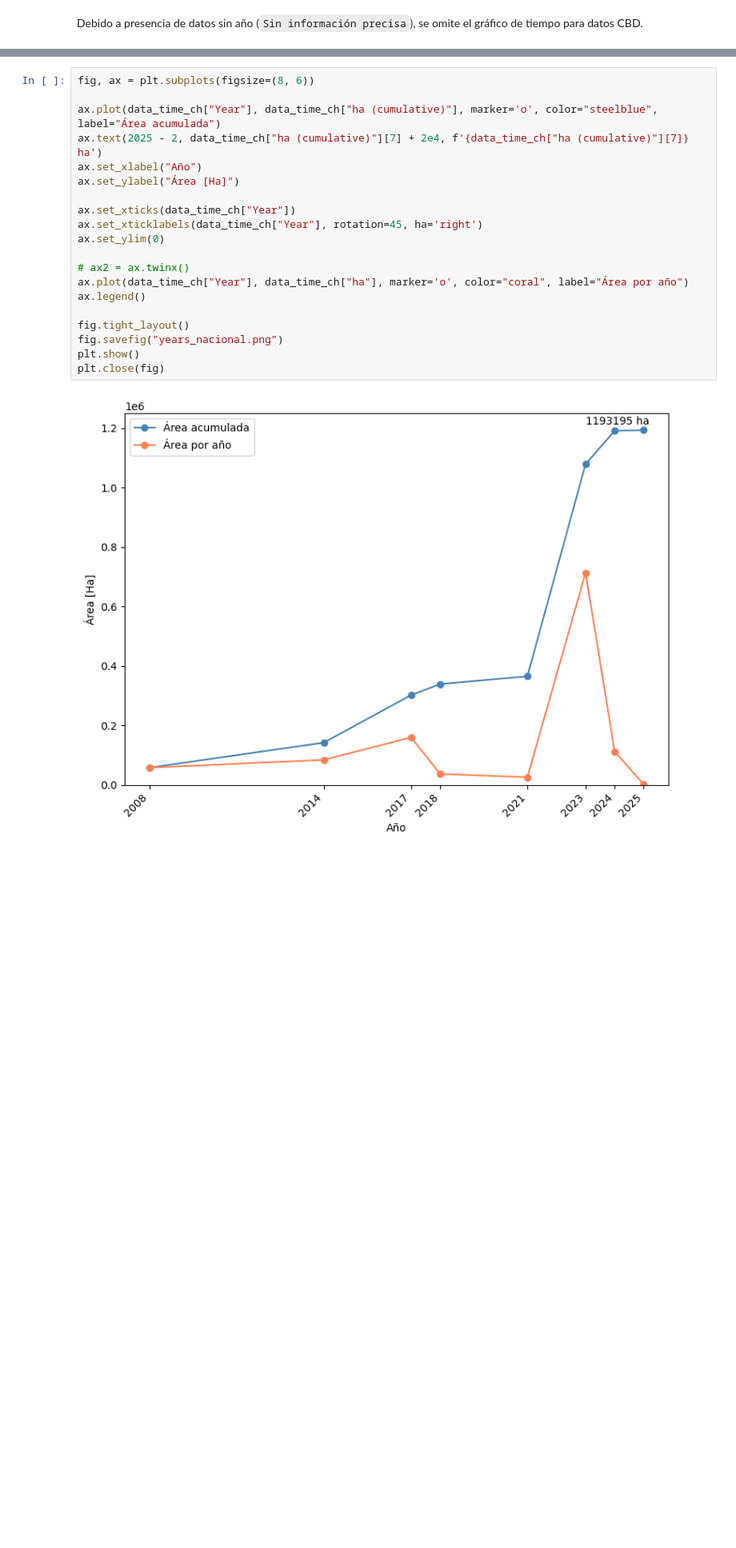
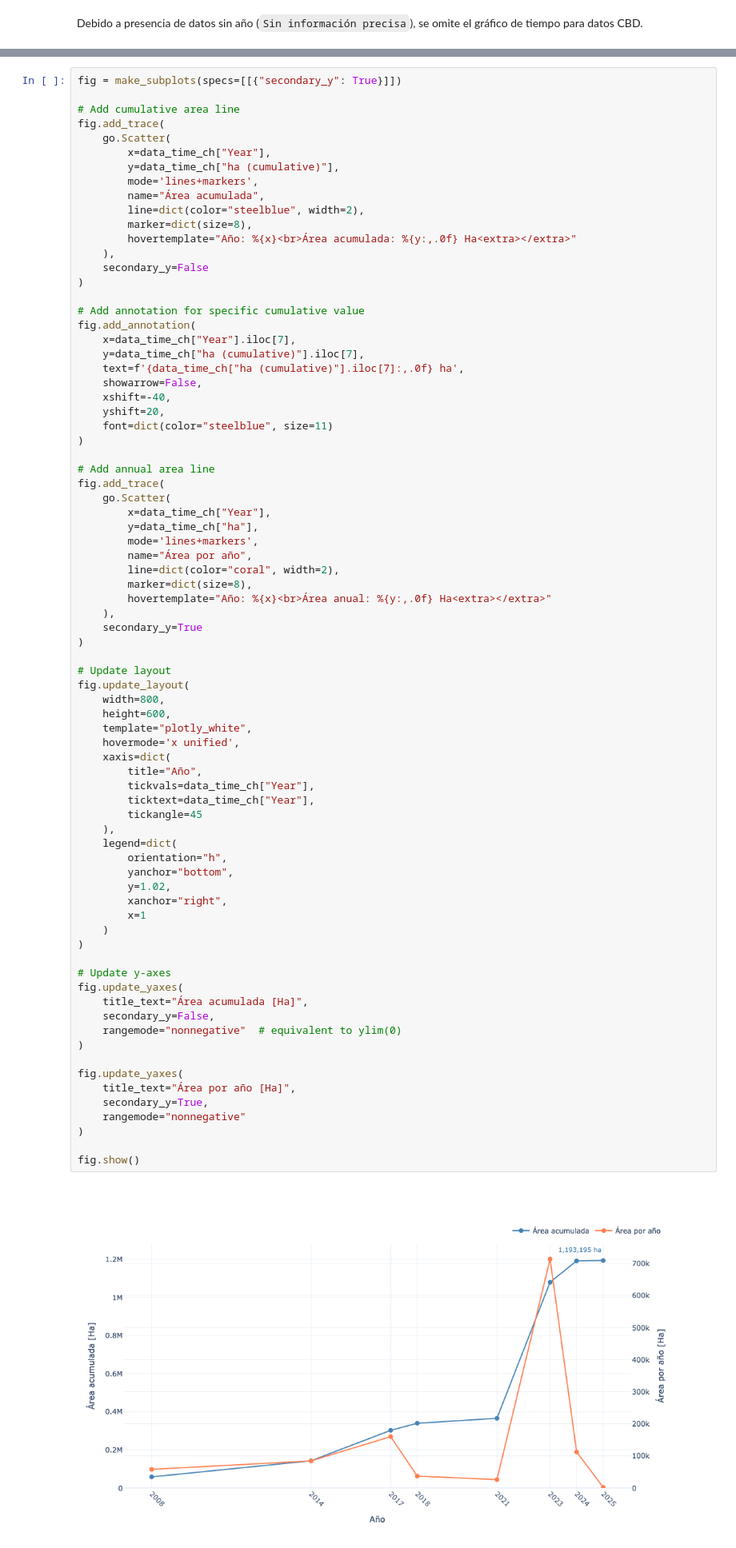
Before and after one commit to IEB-BIODATA/7NR-Indicators, a Jupyter notebook: indicadores/2_1_Area_under_restoration/2_1_Area_under_restoration.ipynb, the cells around one changed output, grey strips where cells are left out. Shown at 80% size. Cells and saved outputs as stored; diff of their text form; blank space fills up the shorter version.

Commit message:
Add interactiveness to Area under restoration

```diff
--- a/indicadores/2_1_Area_under_restoration/2_1_Area_under_restoration.ipynb
+++ b/indicadores/2_1_Area_under_restoration/2_1_Area_under_restoration.ipynb
@@ -354,24 +439,81 @@ data_time_ch
 | 6 | 2024 | 112200 | 1191195 |
 | 7 | 2025 | 2000 | 1193195 |
 # %%
-fig, ax = plt.subplots(figsize=(8, 6))
+fig = make_subplots(specs=[[{"secondary_y": True}]])
 
-ax.plot(data_time_ch["Year"], data_time_ch["ha (cumulative)"], marker='o', color="steelblue", label="Área acumulada")
-ax.text(2025 - 2, data_time_ch["ha (cumulative)"][7] + 2e4, f'{data_time_ch["ha (cumulative)"][7]} ha')
-ax.set_xlabel("Año")
-ax.set_ylabel("Área [Ha]")
+# Add cumulative area line
+fig.add_trace(
+    go.Scatter(
+        x=data_time_ch["Year"],
+        y=data_time_ch["ha (cumulative)"],
+        mode='lines+markers',
+        name="Área acumulada",
+        line=dict(color="steelblue", width=2),
+        marker=dict(size=8),
+        hovertemplate="Año: %{x}<br>Área acumulada: %{y:,.0f} Ha<extra></extra>"
+    ),
+    secondary_y=False
+)
 
-ax.set_xticks(data_time_ch["Year"])
-ax.set_xticklabels(data_time_ch["Year"], rotation=45, ha='right')
-ax.set_ylim(0)
+# Add annotation for specific cumulative value
+fig.add_annotation(
+    x=data_time_ch["Year"].iloc[7],
+    y=data_time_ch["ha (cumulative)"].iloc[7],
+    text=f'{data_time_ch["ha (cumulative)"].iloc[7]:,.0f} ha',
+    showarrow=False,
+    xshift=-40,
+    yshift=20,
+    font=dict(color="steelblue", size=11)
+)
 
-# ax2 = ax.twinx()
-ax.plot(data_time_ch["Year"], data_time_ch["ha"], marker='o', color="coral", label="Área por año")
-ax.legend()
+# Add annual area line
+fig.add_trace(
+    go.Scatter(
+        x=data_time_ch["Year"],
+        y=data_time_ch["ha"],
+        mode='lines+markers',
+        name="Área por año",
+        line=dict(color="coral", width=2),
+        marker=dict(size=8),
+        hovertemplate="Año: %{x}<br>Área anual: %{y:,.0f} Ha<extra></extra>"
+    ),
+    secondary_y=True
+)
 
-fig.tight_layout()
-fig.savefig("years_nacional.png")
-plt.show()
-plt.close(fig)
+# Update layout
+fig.update_layout(
+    width=800,
+    height=600,
+    template="plotly_white",
+    hovermode='x unified',
+    xaxis=dict(
+        title="Año",
+        tickvals=data_time_ch["Year"],
+        ticktext=data_time_ch["Year"],
+        tickangle=45
+    ),
+    legend=dict(
+        orientation="h",
+        yanchor="bottom",
+        y=1.02,
+        xanchor="right",
+        x=1
+    )
+)
+
+# Update y-axes
+fig.update_yaxes(
+    title_text="Área acumulada [Ha]",
+    secondary_y=False,
+    rangemode="nonnegative"  # equivalent to ylim(0)
+)
+
+fig.update_yaxes(
+    title_text="Área por año [Ha]",
+    secondary_y=True,
+    rangemode="nonnegative"
+)
+
+fig.show()
 # %% [output]
-[figure, old version]
+[figure, new version]
```
Also changed, not shown: parts of 4 cells of this notebook.
